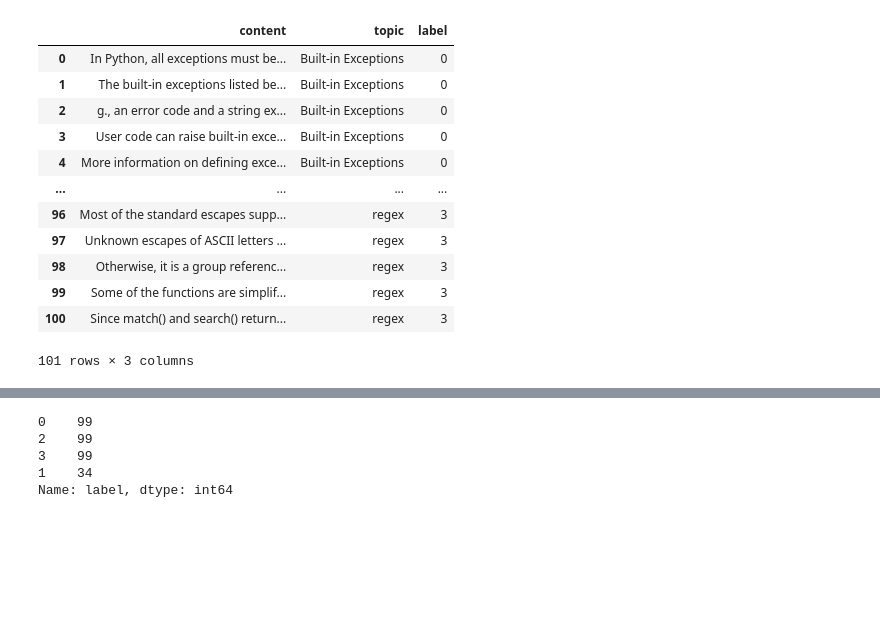
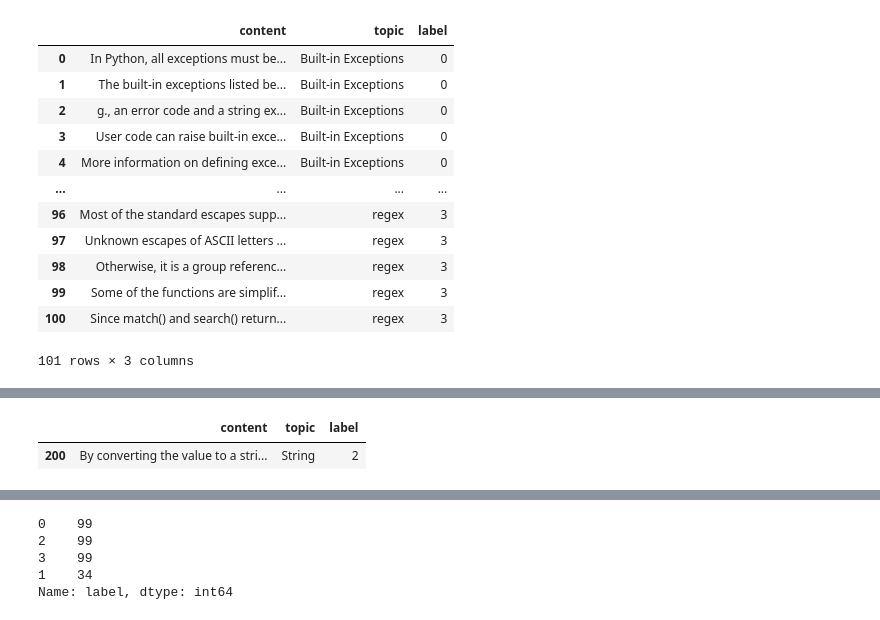
Before and after one commit to ece1786-2022/PyOverflow, a Jupyter notebook: data_combiner.ipynb, the cells around one changed output, grey strips where cells are left out. Cells and saved outputs as stored; diff of their text form; code cells hidden in the pictures; blank space fills up the shorter version.

```diff
--- a/data_combiner.ipynb
+++ b/data_combiner.ipynb
@@ -101,3 +85,11 @@ df.dropna()
+# %%
+path1='Data/Training/combined.csv'
+df=pd.read_csv(path1)
+# %%
+pd.DataFrame(df.iloc[200]).T
+# %% [output]
+|  | content | topic | label |
+| 200 | By converting the value to a stri... | String | 2 |
 # %%
 #for test data
 path1='Data/Test/exceptions.csv'
```
Also changed, not shown: parts of 1 cell of this notebook, 1 other file.
